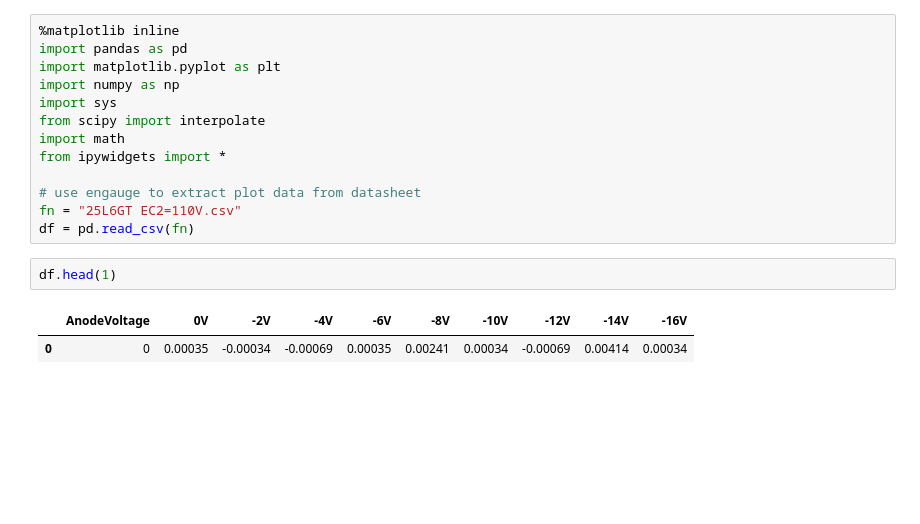
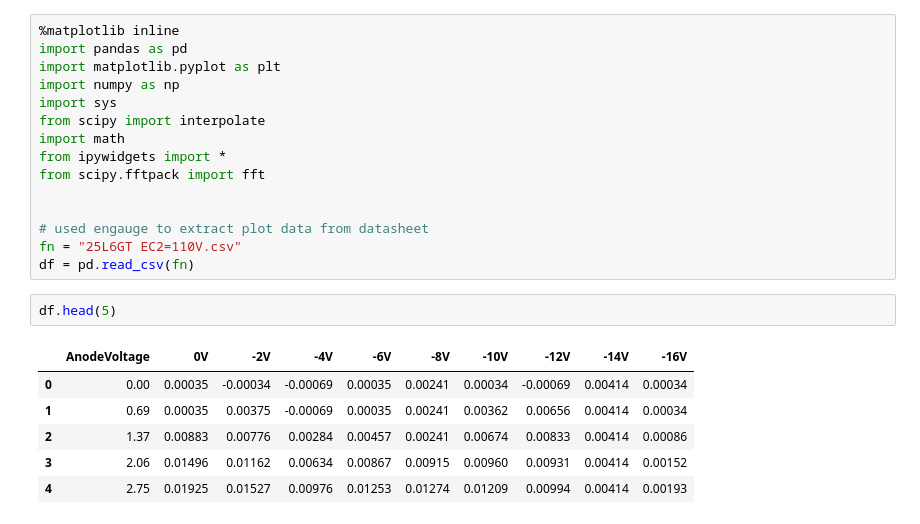
Before and after one commit to jilott/valvestudio, a Jupyter notebook: projects/mectron/Mectron Loadline.ipynb, the cells around one changed output. Saved outputs shown, nothing was run; the diff lists cells and outputs as text; blank space fills up the shorter version.

```diff
--- a/projects/mectron/Mectron Loadline.ipynb
+++ b/projects/mectron/Mectron Loadline.ipynb
@@ -7,12 +12,18 @@ import sys
 from scipy import interpolate
 import math
 from ipywidgets import *
+from scipy.fftpack import fft
 
-# use engauge to extract plot data from datasheet
+
+# used engauge to extract plot data from datasheet
 fn = "25L6GT EC2=110V.csv"
 df = pd.read_csv(fn)
 # %%
-df.head(1)
+df.head(5)
 # %% [output]
 |  | AnodeVoltage | 0V | -2V | -4V | -6V | -8V | -10V | -12V | -14V | -16V |
-| 0 | 0 | 0.00035 | -0.00034 | -0.00069 | 0.00035 | 0.00241 | 0.00034 | -0.00069 | 0.00414 | 0.00034 |
+| 0 | 0.00 | 0.00035 | -0.00034 | -0.00069 | 0.00035 | 0.00241 | 0.00034 | -0.00069 | 0.00414 | 0.00034 |
+| 1 | 0.69 | 0.00035 | 0.00375 | -0.00069 | 0.00035 | 0.00241 | 0.00362 | 0.00656 | 0.00414 | 0.00034 |
+| 2 | 1.37 | 0.00883 | 0.00776 | 0.00284 | 0.00457 | 0.00241 | 0.00674 | 0.00833 | 0.00414 | 0.00086 |
+| 3 | 2.06 | 0.01496 | 0.01162 | 0.00634 | 0.00867 | 0.00915 | 0.00960 | 0.00931 | 0.00414 | 0.00152 |
+| 4 | 2.75 | 0.01925 | 0.01527 | 0.00976 | 0.01253 | 0.01274 | 0.01209 | 0.00994 | 0.00414 | 0.00193 |
```
Also changed, not shown: parts of 6 cells of this notebook, 1 other file.
